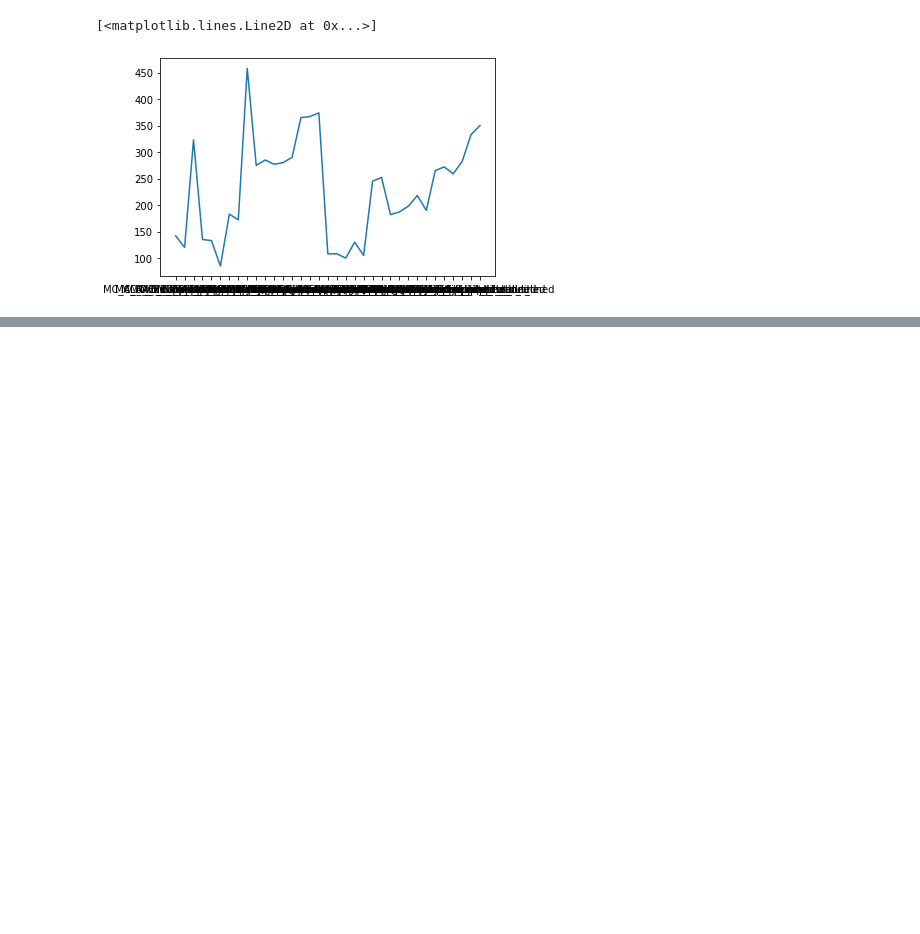
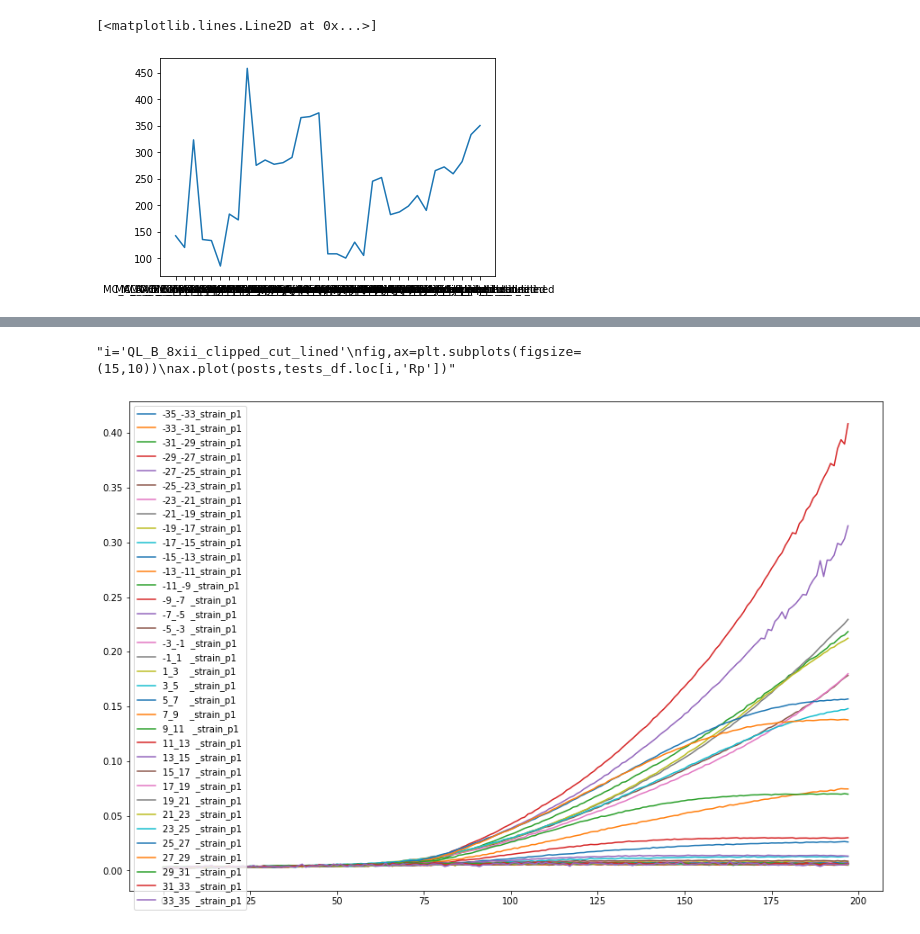
Before and after one commit to KMDE-10/DIC, a Jupyter notebook: pickle_import_analys.ipynb, the cells around one changed output, grey strips where cells are left out. Drawn from its saved outputs; the diff is of its cells as text; code cells hidden in the pictures; blank space fills up the shorter version.

```diff
--- a/pickle_import_analys.ipynb
+++ b/pickle_import_analys.ipynb
@@ -650,4 +794,4 @@ Name: plate_thickness, Length: 350, dtype: object
 # %%
-for i in tests_df.index:
-    plt.plot(posts,tests_df.loc[i,'Rp'])
+"""for i in tests_df.index:
+    plt.plot(posts,tests_df.loc[i,'Rp'])"""
 # %% [output]
@@ -791,0 +914,50 @@ Attempting to set identical bottom == top == 6.0 results in singular transformat
+# %%
+"""i='QL_B_8xii_clipped_cut_lined'
+fig,ax=plt.subplots(figsize=(15,10))
+ax.plot(posts,tests_df.loc[i,'Rp'])"""
+# %% [output]
+"i='QL_B_8xii_clipped_cut_lined'\nfig,ax=plt.subplots(figsize=(15,10))\nax.plot(posts,tests_df.loc[i,'Rp'])"
+# %%
+def contract():
+    i='QL_B_8xii_clipped_cut_lined'
+    fig,ax=plt.subplots(figsize=(15,10))
+    ax.plot(tests_df.loc[i,'-35_-33_strain_p1'] ,label='-35_-33_strain_p1')
+    ax.plot(tests_df.loc[i ,'-33_-31_strain_p1'],label='-33_-31_strain_p1')
+    ax.plot(tests_df.loc[i ,'-31_-29_strain_p1'],label='-31_-29_strain_p1')
+    ax.plot(tests_df.loc[i ,'-29_-27_strain_p1'],label='-29_-27_strain_p1')
+    ax.plot(tests_df.loc[i ,'-27_-25_strain_p1'],label='-27_-25_strain_p1')
+    ax.plot(tests_df.loc[i ,'-25_-23_strain_p1'],label='-25_-23_strain_p1')
+    ax.plot(tests_df.loc[i ,'-23_-21_strain_p1'],label='-23_-21_strain_p1')
+    ax.plot(tests_df.loc[i ,'-21_-19_strain_p1'],label='-21_-19_strain_p1')
+    ax.plot(tests_df.loc[i ,'-19_-17_strain_p1'],label='-19_-17_strain_p1')
+    ax.plot(tests_df.loc[i ,'-17_-15_strain_p1'],label='-17_-15_strain_p1')
+    ax.plot(tests_df.loc[i ,'-15_-13_strain_p1'],label='-15_-13_strain_p1')
+    ax.plot(tests_df.loc[i ,'-13_-11_strain_p1'],label='-13_-11_strain_p1')
+    ax.plot(tests_df.loc[i ,'-11_-9 _strain_p1'],label='-11_-9 _strain_p1')
+    ax.plot(tests_df.loc[i ,'-9_-7  _strain_p1'],label='-9_-7  _strain_p1')
+    ax.plot(tests_df.loc[i ,'-7_-5  _strain_p1'],label='-7_-5  _strain_p1')
+    ax.plot(tests_df.loc[i ,'-5_-3  _strain_p1'],label='-5_-3  _strain_p1')
+    ax.plot(tests_df.loc[i ,'-3_-1  _strain_p1'],label='-3_-1  _strain_p1')
+    ax.plot(tests_df.loc[i ,'-1_1   _strain_p1'],label='-1_1   _strain_p1')
+    ax.plot(tests_df.loc[i ,'1_3    _strain_p1'],label='1_3    _strain_p1')
+    ax.plot(tests_df.loc[i ,'3_5    _strain_p1'],label='3_5    _strain_p1')
+    ax.plot(tests_df.loc[i ,'5_7    _strain_p1'],label='5_7    _strain_p1')
+    ax.plot(tests_df.loc[i ,'7_9    _strain_p1'],label='7_9    _strain_p1')
+    ax.plot(tests_df.loc[i ,'9_11   _strain_p1'],label='9_11   _strain_p1')
+    ax.plot(tests_df.loc[i ,'11_13  _strain_p1'],label='11_13  _strain_p1')
+    ax.plot(tests_df.loc[i ,'13_15  _strain_p1'],label='13_15  _strain_p1')
+    ax.plot(tests_df.loc[i ,'15_17  _strain_p1'],label='15_17  _strain_p1')
+    ax.plot(tests_df.loc[i ,'17_19  _strain_p1'],label='17_19  _strain_p1')
+    ax.plot(tests_df.loc[i ,'19_21  _strain_p1'],label='19_21  _strain_p1')
+    ax.plot(tests_df.loc[i ,'21_23  _strain_p1'],label='21_23  _strain_p1')
+    ax.plot(tests_df.loc[i ,'23_25  _strain_p1'],label='23_25  _strain_p1')
+    ax.plot(tests_df.loc[i ,'25_27  _strain_p1'],label='25_27  _strain_p1')
+    ax.plot(tests_df.loc[i ,'27_29  _strain_p1'],label='27_29  _strain_p1')
+    ax.plot(tests_df.loc[i ,'29_31  _strain_p1'],label='29_31  _strain_p1')
+    ax.plot(tests_df.loc[i ,'31_33  _strain_p1'],label='31_33  _strain_p1')
+    ax.plot(tests_df.loc[i ,'33_35  _strain_p1'],label='33_35  _strain_p1')
+    ax.legend(loc='upper left')
+    plt.show()
+contract()
+# %% [output]
+[figure, added]
```
Also changed, not shown: parts of 14 cells of this notebook.
